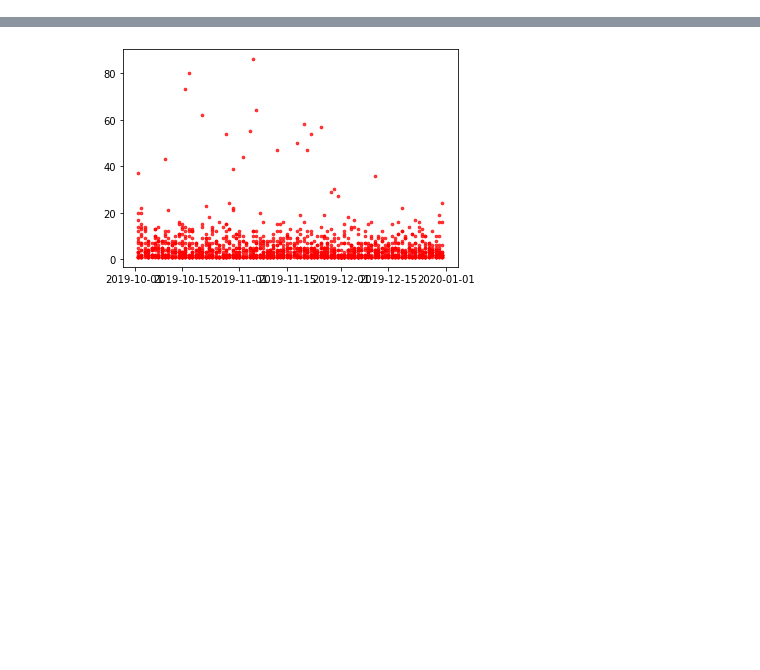
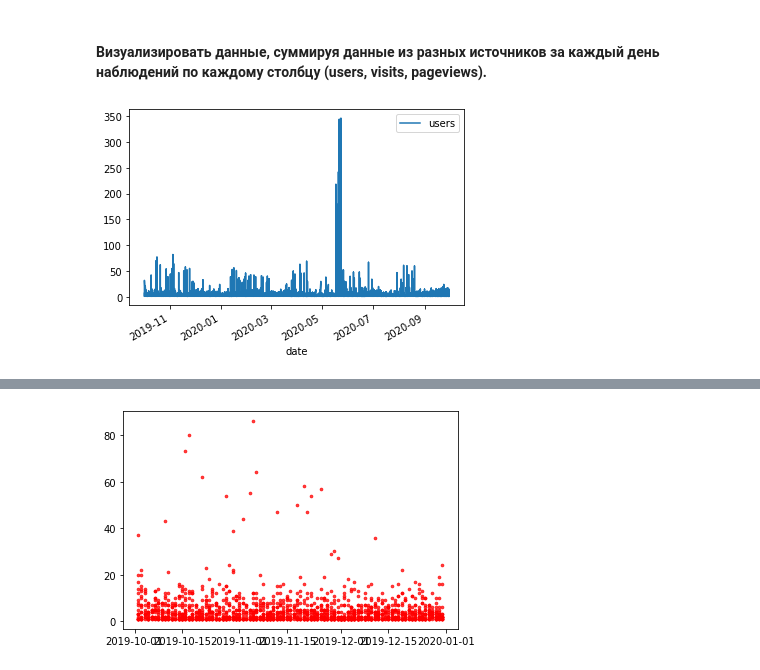
Before and after one commit to meekly/another-funking-itmo-ml-task, a Jupyter notebook: task1.ipynb, the cells around one changed output, grey strips where cells are left out. Saved outputs shown, nothing was run; the diff lists cells and outputs as text; code cells hidden in the pictures; blank space fills up the shorter version.

```diff
--- a/task1.ipynb
+++ b/task1.ipynb
@@ -3,3 +3,5 @@
 # %%
 import pandas as pd
-data = pd.read_csv('web-traffic.csv', delimiter=';')
+from matplotlib import pyplot as plt
+
+data = pd.read_csv('web-traffic.csv', delimiter=';', index_col='date', parse_dates=['date'])
@@ -21,0 +8,7 @@ data
+# %% [markdown]
+#### Визуализировать данные, суммируя данные из разных источников за каждый день наблюдений по каждому столбцу (users, visits, pageviews).
+# %%
+data.plot(y='users', kind='line')
+plt.show()
+# %% [output]
+[figure, added]
```
Also changed, not shown: parts of 17 cells of this notebook.
